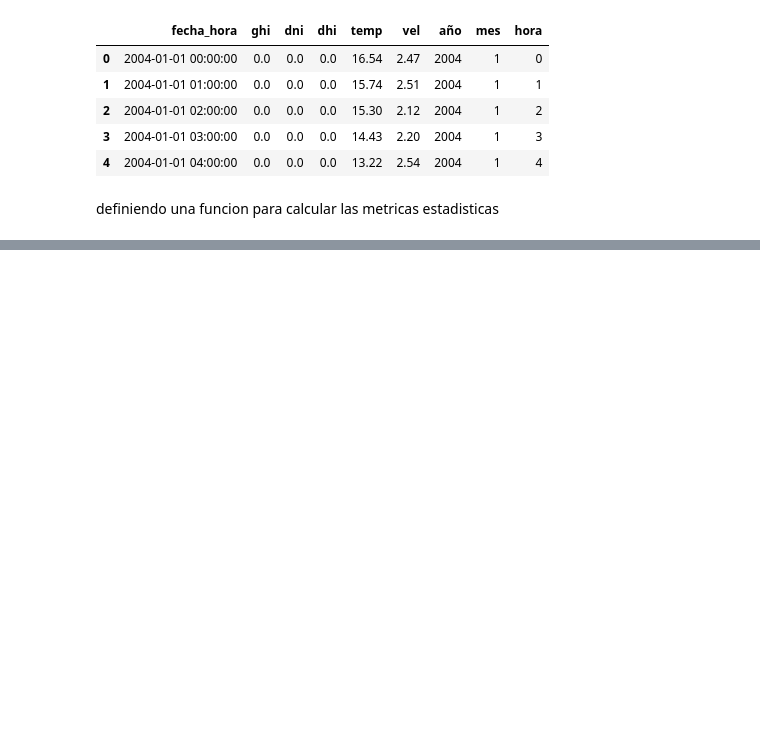
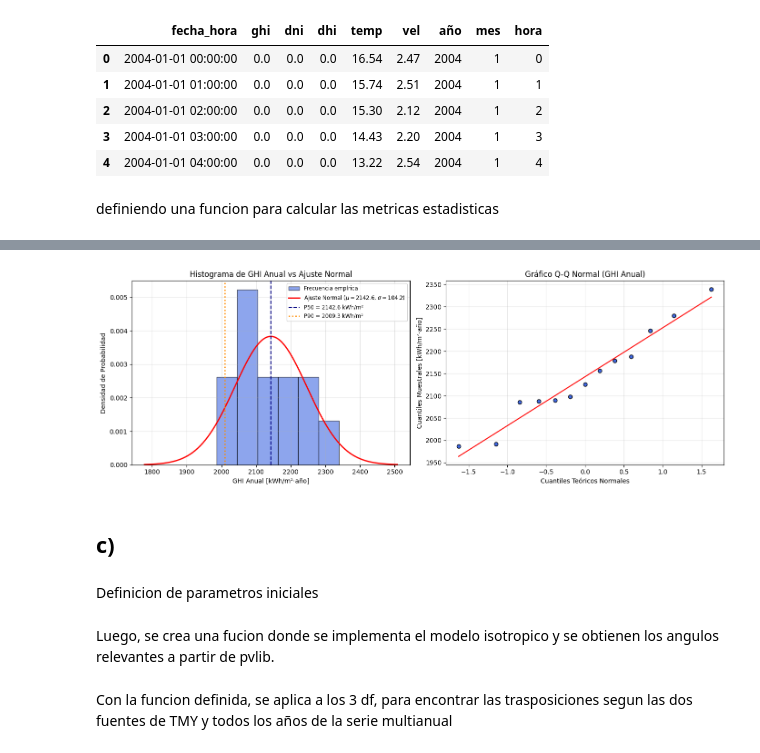
Before and after one commit to diego-gutierrez1/ICM3235, a Jupyter notebook: T2_IntegracionSolar/T2_IntegracionSolar.ipynb, the cells around one changed output, grey strips where cells are left out. Saved outputs shown, nothing was run; the diff lists cells and outputs as text; code cells hidden in the pictures; blank space fills up the shorter version.

```diff
--- a/T2_IntegracionSolar/T2_IntegracionSolar.ipynb
+++ b/T2_IntegracionSolar/T2_IntegracionSolar.ipynb
@@ -335,0 +360,43 @@ plt.show()
+# %%
+import numpy as np
+import matplotlib.pyplot as plt
+import scipy.stats as stats
+
+# Datos de la serie multianual
+datos_ghi = anual_ghi_multi.values
+mu = estad_ghi['P50 [kWh/m2 x año]']
+sigma = estad_ghi['Desv. Estándar [kWh/m2 x año]']
+p90 = estad_ghi['P90 [kWh/m2 x año]']
+
+fig, axs = plt.subplots(1, 2, figsize=(14, 5))
+
+# 1. Histograma de densidades con campana normal ajustada
+axs[0].hist(datos_ghi, bins=6, density=True, alpha=0.6, color='royalblue', edgecolor='black', label='Frecuencia empírica')
+x_lin = np.linspace(mu - 3.5 * sigma, mu + 3.5 * sigma, 200)
+axs[0].plot(x_lin, stats.norm.pdf(x_lin, mu, sigma), 'r-', lw=2, label=f'Ajuste Normal ($\mu={mu:.1f}$, $\sigma={sigma:.1f}$)')
+axs[0].axvline(mu, color='navy', linestyle='--', label=f'P50 = {mu:.1f} kWh/m²')
+axs[0].axvline(p90, color='darkorange', linestyle=':', lw=2, label=f'P90 = {p90:.1f} kWh/m²')
+axs[0].set_title('Histograma de GHI Anual vs Ajuste Normal')
+axs[0].set_xlabel('GHI Anual [kWh/m²·año]')
+axs[0].set_ylabel('Densidad de Probabilidad')
+axs[0].grid(True, alpha=0.3)
+axs[0].legend(fontsize=8.5)
+
+# 2. Gráfico Q-Q (Quantile-Quantile)
+stats.probplot(datos_ghi, dist="norm", plot=axs[1])
+axs[1].get_lines()[0].set_markerfacecolor('royalblue')
+axs[1].get_lines()[0].set_markeredgecolor('black')
+axs[1].get_lines()[1].set_color('red')
+axs[1].set_title('Gráfico Q-Q Normal (GHI Anual)')
+axs[1].set_xlabel('Cuantiles Teóricos Normales')
+axs[1].set_ylabel('Cuantiles Muestrales [kWh/m²·año]')
+axs[1].grid(True, alpha=0.3)
+
+plt.tight_layout()
+plt.show()
+# %% [output]
+[figure, added]
+# %% [markdown]
+## c)
+# %% [markdown]
+Definicion de parametros iniciales
@@ -335,0 +409,2 @@ plt.show()
+# %% [markdown]
+Luego, se crea una fucion donde se implementa el modelo isotropico y se obtienen los angulos relevantes a partir de pvlib.
@@ -335,0 +548,2 @@ plt.show()
+# %% [markdown]
+Con la funcion definida, se aplica a los 3 df, para encontrar las trasposiciones segun las dos fuentes de TMY y todos los años de la serie multianual
```
Also changed, not shown: parts of 10 cells of this notebook, 2 other files.
